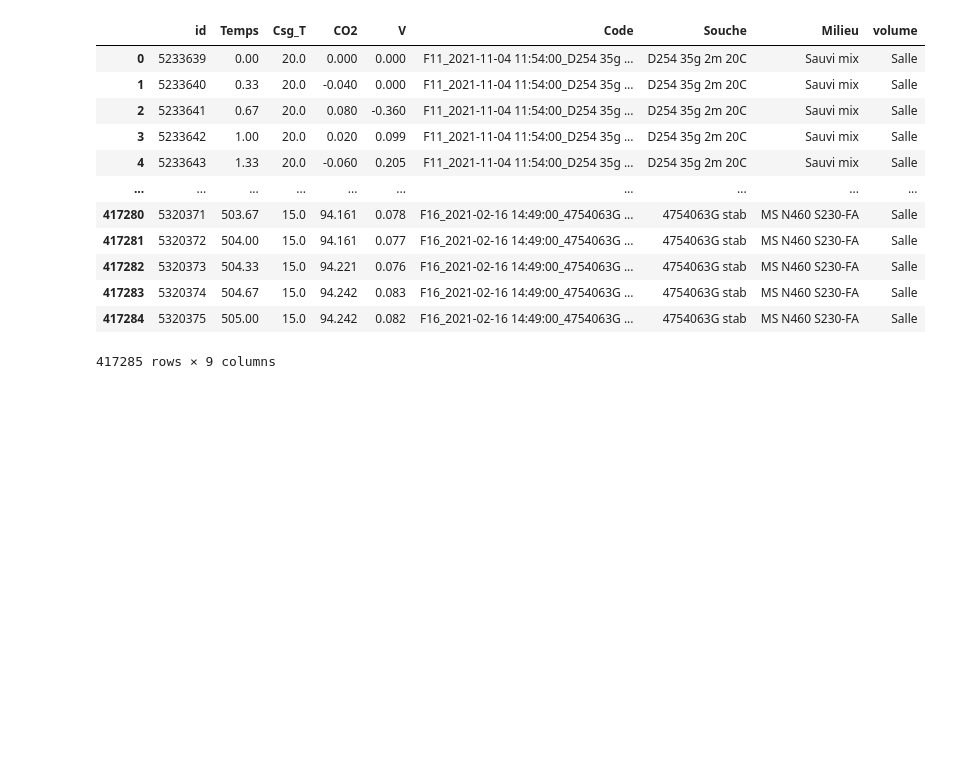
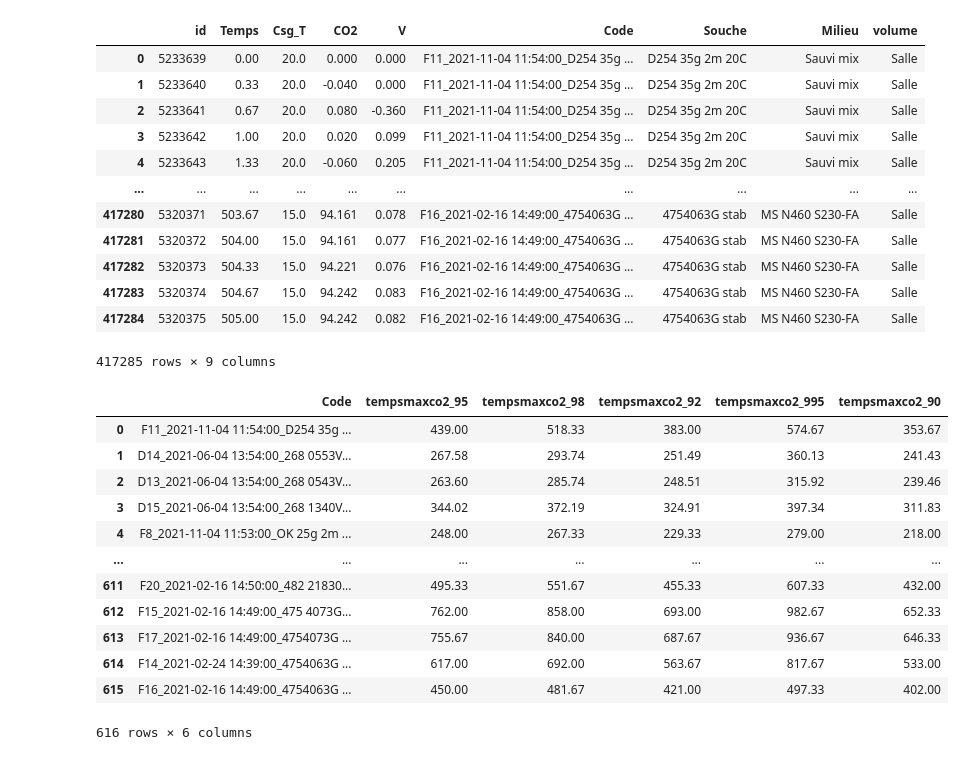
Before and after one commit to bigirimanainnocent12/Code, a Jupyter notebook: Fin_FERMA.ipynb, the cells around one changed output. Cells and saved outputs as stored; diff of their text form; code cells hidden in the pictures; blank space fills up the shorter version.

```diff
--- a/Fin_FERMA.ipynb
+++ b/Fin_FERMA.ipynb
@@ -28,30 +28,65 @@ for code in df['Code'].unique():
 
     filtered_df = data[(data['CO2'] >= 3) & (data['CO2'] <= 40)]
 
     filtered_df = filtered_df.reset_index(drop=True)
     filtered_df.index = range(0, len(filtered_df))
 
     result = filtered_df['V'].max()
     tempsmax=filtered_df.iloc[filtered_df['V'].idxmax()]['Temps']
 
 
     filtered_data_temps = data[data['Temps'] >= 50]
 
 
     max_co2 = filtered_data_temps['CO2'].max()
 
 
     tempsmaxco2= filtered_data_temps.loc[filtered_data_temps['CO2'].idxmax(), 'Temps']
 
 
     result_dict = {
     'Code':code,
     'Max_V':result,
     'Tempsmax':tempsmax,
     'max_co2':max_co2,
     'tempsmaxco2':tempsmaxco2
   }
     resultats.append(result_dict)
 
 
 DF = pd.DataFrame(resultats)
+DF['Maxco2_95']=DF['max_co2']*0.95
+DF['Maxco2_98']=DF['max_co2']*0.98
+DF['Maxco2_92']=DF['max_co2']*0.92
+DF['Maxco2_995']=DF['max_co2']*0.995
+DF['Maxco2_90']=DF['max_co2']*0.90
+tempsmaxco2=[]
+for code in df['Code'].unique():
+  dataa=df[df["Code"] == code]
+  dataa[dataa['CO2']>=float(DF[DF["Code"] ==code]['Maxco2_95'].iloc[0])]['Temps'].min()
+  dicti={"Code":code,
+
+      'tempsmaxco2_95':dataa[dataa['CO2']>=float(DF[DF["Code"] ==code]['Maxco2_95'].iloc[0])]['Temps'].min(),
+      'tempsmaxco2_98':dataa[dataa['CO2']>=float(DF[DF["Code"] ==code]['Maxco2_98'].iloc[0])]['Temps'].min(),
+      'tempsmaxco2_92':dataa[dataa['CO2']>=float(DF[DF["Code"] ==code]['Maxco2_92'].iloc[0])]['Temps'].min(),
+     'tempsmaxco2_995':dataa[dataa['CO2']>=float(DF[DF["Code"] ==code]['Maxco2_995'].iloc[0])]['Temps'].min(),
+      'tempsmaxco2_90':dataa[dataa['CO2']>=float(DF[DF["Code"] ==code]['Maxco2_90'].iloc[0])]['Temps'].min()
+         }
+
+  tempsmaxco2.append(dicti)
+DF3 = pd.DataFrame(tempsmaxco2)
+DF3
+# %% [output]
+|  | Code | tempsmaxco2_95 | tempsmaxco2_98 | tempsmaxco2_92 | tempsmaxco2_995 | tempsmaxco2_90 |
+| 0 | F11_2021-11-04 11:54:00_D254 35g ... | 439.00 | 518.33 | 383.00 | 574.67 | 353.67 |
+| 1 | D14_2021-06-04 13:54:00_268 0553V... | 267.58 | 293.74 | 251.49 | 360.13 | 241.43 |
+| 2 | D13_2021-06-04 13:54:00_268 0543V... | 263.60 | 285.74 | 248.51 | 315.92 | 239.46 |
+| 3 | D15_2021-06-04 13:54:00_268 1340V... | 344.02 | 372.19 | 324.91 | 397.34 | 311.83 |
+| 4 | F8_2021-11-04 11:53:00_OK 25g 2m ... | 248.00 | 267.33 | 229.33 | 279.00 | 218.00 |
+| ... | ... | ... | ... | ... | ... | ... |
+| 611 | F20_2021-02-16 14:50:00_482 21830... | 495.33 | 551.67 | 455.33 | 607.33 | 432.00 |
+| 612 | F15_2021-02-16 14:49:00_475 4073G... | 762.00 | 858.00 | 693.00 | 982.67 | 652.33 |
+| 613 | F17_2021-02-16 14:49:00_4754073G ... | 755.67 | 840.00 | 687.67 | 936.67 | 646.33 |
+| 614 | F14_2021-02-24 14:39:00_4754063G ... | 617.00 | 692.00 | 563.67 | 817.67 | 533.00 |
+| 615 | F16_2021-02-16 14:49:00_4754063G ... | 450.00 | 481.67 | 421.00 | 497.33 | 402.00 |
+616 rows × 6 columns
```
Also changed, not shown: parts of 12 cells of this notebook.
